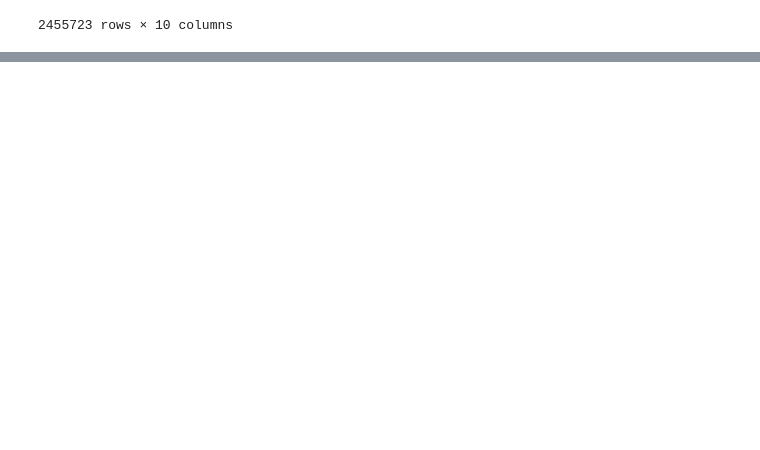
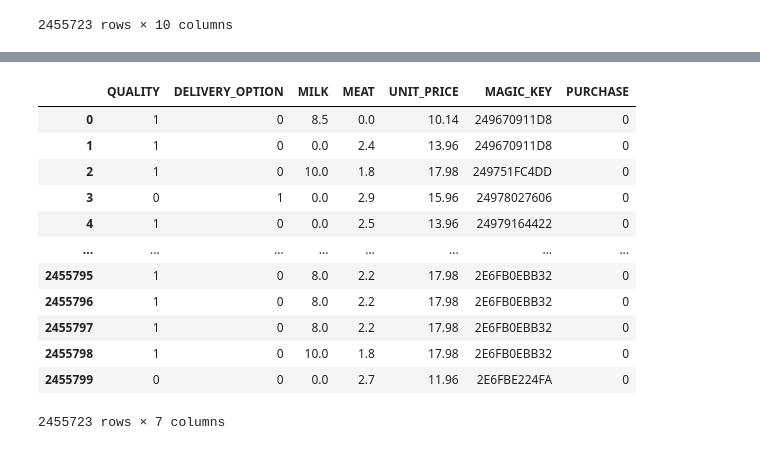
Before and after one commit to shuvo881/Robi-Datathon-3.0-kaggle-computation-, a Jupyter notebook: Problem 1.ipynb, the cells around one changed output, grey strips where cells are left out. Drawn from its saved outputs; the diff is of its cells as text; code cells hidden in the pictures; blank space fills up the shorter version.

```diff
--- a/Problem 1.ipynb
+++ b/Problem 1.ipynb
@@ -411,0 +447,23 @@ merged_df
+# %%
+from sklearn.preprocessing import LabelEncoder
+
+encoder = LabelEncoder()
+df_dropped['PURCHASE'] = encoder.fit_transform(df_dropped['PURCHASE'])
+df_dropped['QUALITY'] = encoder.fit_transform(df_dropped['QUALITY'])
+df_dropped['DELIVERY_OPTION'] = encoder.fit_transform(df_dropped['DELIVERY_OPTION'])
+# %%
+df_dropped
+# %% [output]
+|  | QUALITY | DELIVERY_OPTION | MILK | MEAT | UNIT_PRICE | MAGIC_KEY | PURCHASE |
+| 0 | 1 | 0 | 8.5 | 0.0 | 10.14 | 249670911D8 | 0 |
+| 1 | 1 | 0 | 0.0 | 2.4 | 13.96 | 249670911D8 | 0 |
+| 2 | 1 | 0 | 10.0 | 1.8 | 17.98 | 249751FC4DD | 0 |
+| 3 | 0 | 1 | 0.0 | 2.9 | 15.96 | 24978027606 | 0 |
+| 4 | 1 | 0 | 0.0 | 2.5 | 13.96 | 24979164422 | 0 |
+| ... | ... | ... | ... | ... | ... | ... | ... |
+| 2455795 | 1 | 0 | 8.0 | 2.2 | 17.98 | 2E6FB0EBB32 | 0 |
+| 2455796 | 1 | 0 | 8.0 | 2.2 | 17.98 | 2E6FB0EBB32 | 0 |
+| 2455797 | 1 | 0 | 8.0 | 2.2 | 17.98 | 2E6FB0EBB32 | 0 |
+| 2455798 | 1 | 0 | 10.0 | 1.8 | 17.98 | 2E6FB0EBB32 | 0 |
+| 2455799 | 0 | 0 | 0.0 | 2.7 | 11.96 | 2E6FBE224FA | 0 |
+2455723 rows × 7 columns
```
Also changed, not shown: parts of 19 cells of this notebook.
